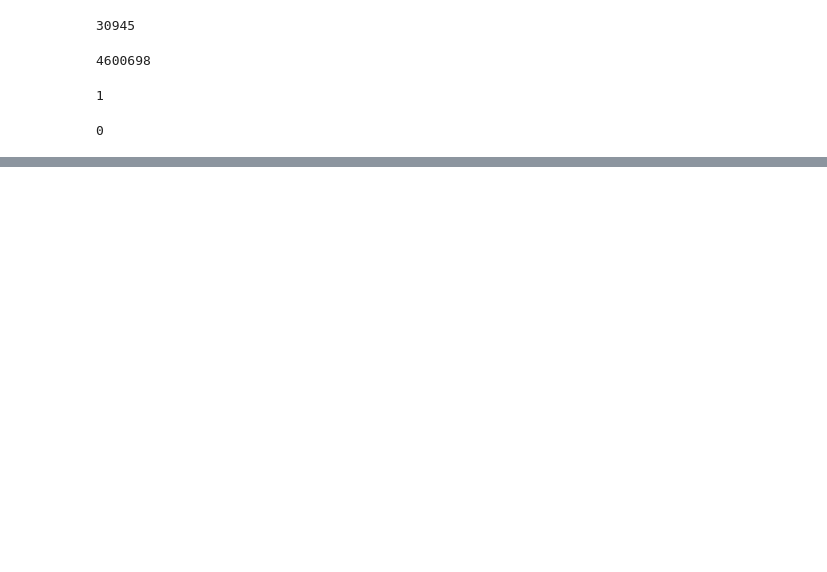
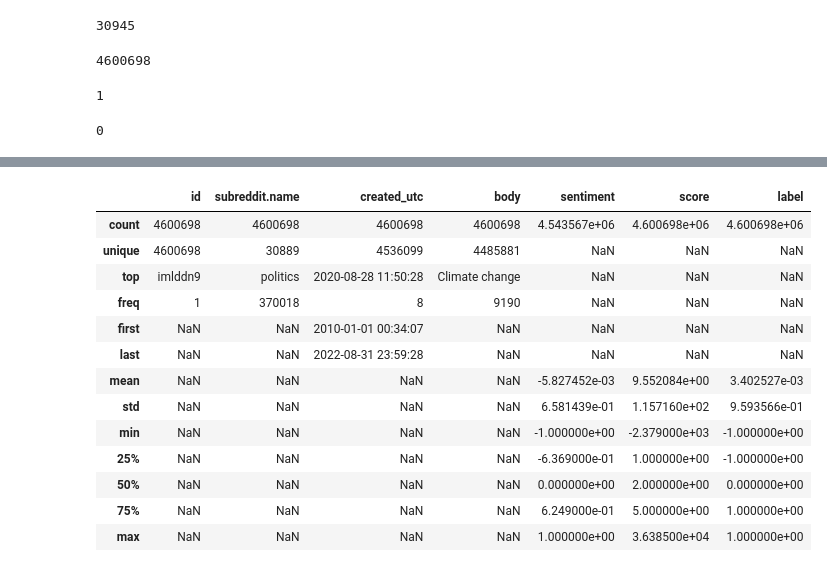
Before and after one commit to jimenasalinas/RedditGoesGreen, a Jupyter notebook: harsh_eda.ipynb, the cells around one changed output, grey strips where cells are left out. Cells and saved outputs as stored; diff of their text form; code cells hidden in the pictures; blank space fills up the shorter version.

```diff
--- a/harsh_eda.ipynb
+++ b/harsh_eda.ipynb
@@ -41,0 +130,28 @@ climate.body.isna().sum()
+# %%
+def create_label(sentiment):
+    if sentiment < -0.05:
+        return -1
+    elif sentiment >= -0.05 and sentiment <= 0.05:
+        return 0
+    else:
+        return 1
+# %%
+comments['label'] = comments['sentiment'].apply(create_label)
+# %%
+# describing variables
+comments.describe(include='all')
+# %% [output]
+|  | id | subreddit.name | created_utc | body | sentiment | score | label |
+| count | 4600698 | 4600698 | 4600698 | 4600698 | 4.543567e+06 | 4.600698e+06 | 4.600698e+06 |
+| unique | 4600698 | 30889 | 4536099 | 4485881 | NaN | NaN | NaN |
+| top | imlddn9 | politics | 2020-08-28 11:50:28 | Climate change | NaN | NaN | NaN |
+| freq | 1 | 370018 | 8 | 9190 | NaN | NaN | NaN |
+| first | NaN | NaN | 2010-01-01 00:34:07 | NaN | NaN | NaN | NaN |
+| last | NaN | NaN | 2022-08-31 23:59:28 | NaN | NaN | NaN | NaN |
+| mean | NaN | NaN | NaN | NaN | -5.827452e-03 | 9.552084e+00 | 3.402527e-03 |
+| std | NaN | NaN | NaN | NaN | 6.581439e-01 | 1.157160e+02 | 9.593566e-01 |
+| min | NaN | NaN | NaN | NaN | -1.000000e+00 | -2.379000e+03 | -1.000000e+00 |
+| 25% | NaN | NaN | NaN | NaN | -6.369000e-01 | 1.000000e+00 | -1.000000e+00 |
+| 50% | NaN | NaN | NaN | NaN | 0.000000e+00 | 2.000000e+00 | 0.000000e+00 |
+| 75% | NaN | NaN | NaN | NaN | 6.249000e-01 | 5.000000e+00 | 1.000000e+00 |
+| max | NaN | NaN | NaN | NaN | 1.000000e+00 | 3.638500e+04 | 1.000000e+00 |
```
Also changed, not shown: parts of 16 cells of this notebook.
